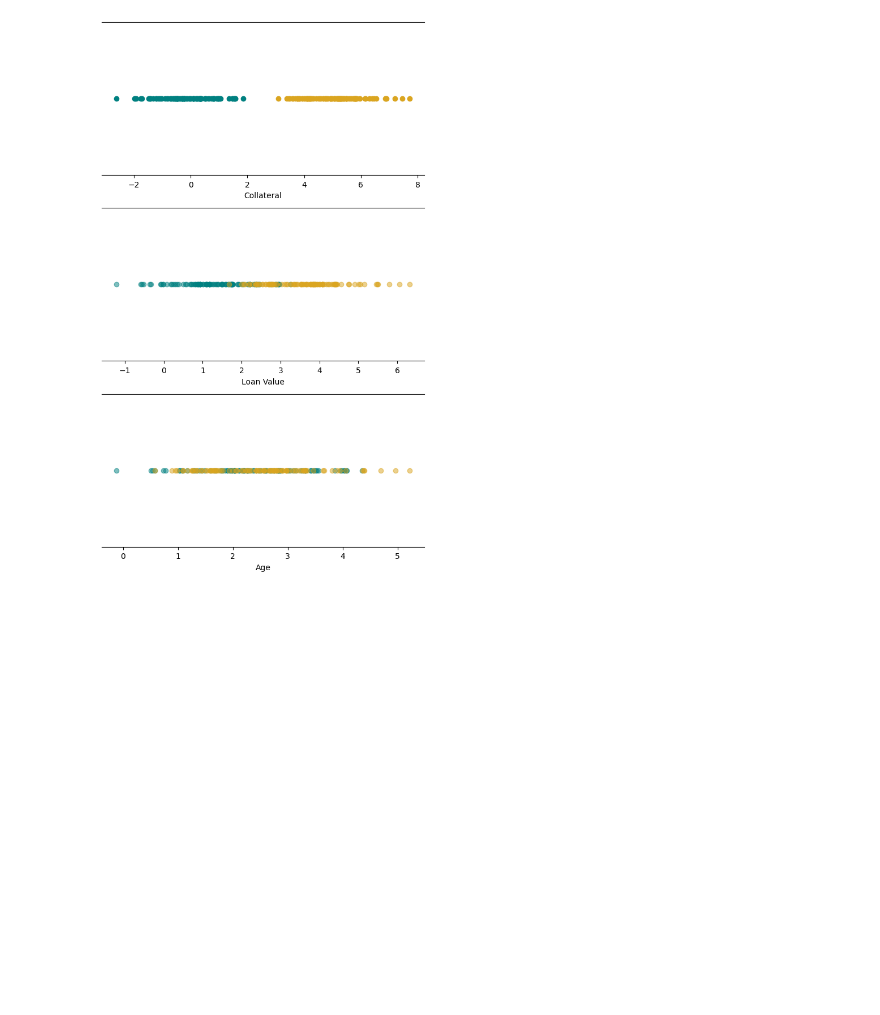
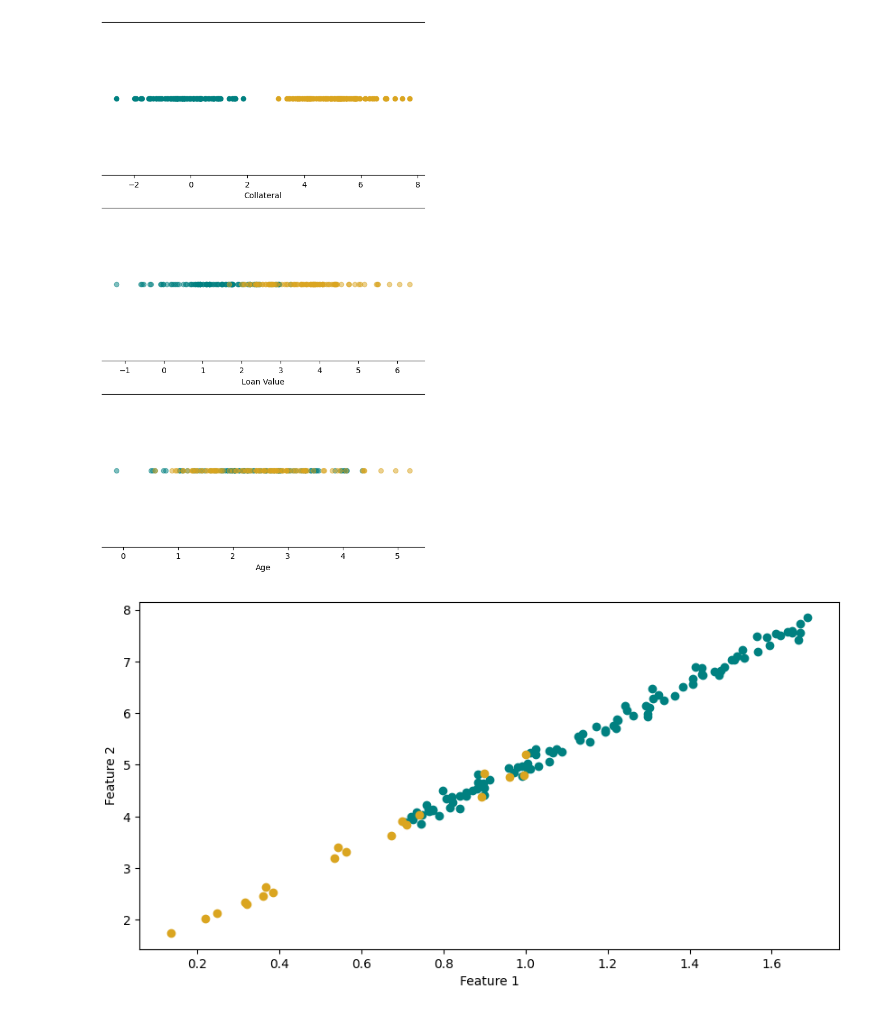
Before and after one commit to alrzJml/credit_presentation, a Jupyter notebook: d3/01_scatter.ipynb, the cells around one changed output. Drawn from its saved outputs; the diff is of its cells as text; code cells hidden in the pictures; blank space fills up the shorter version.

```diff
--- a/d3/01_scatter.ipynb
+++ b/d3/01_scatter.ipynb
@@ -410,3 +410,42 @@ plt.tight_layout()
 plt.show()
 # %% [output]
 [figure]
+# %%
+import numpy as np
+import matplotlib.pyplot as plt
+
+# Generate linearly scattered data
+def generate_data(n_samples, slope, intercept, noise_stddev, start=0, seed=None):
+    if seed:
+        np.random.seed(seed)
+    x = np.random.rand(n_samples) + start
+    noise = np.random.normal(start, noise_stddev, n_samples)
+    y = slope * x + intercept + noise - start
+    return np.column_stack((x, y))
+
+# Number of samples for each class
+n_samples = 100
+
+# Generate class 1 data
+class_1_slope = 4
+class_1_intercept = 1
+class_1_noise_stddev = 0.13
+class_1_data = generate_data(n_samples, class_1_slope, class_1_intercept, class_1_noise_stddev, start=0.7, seed=42)
+
+# Generate class 2 data
+class_2_slope = 4
+class_2_intercept = 1
+class_2_noise_stddev = 0.14
+class_2_data = generate_data(20, class_2_slope, class_2_intercept, class_2_noise_stddev, seed=24)
+
+plt.figure(figsize=(10, 5))
+# Plot the data
+plt.scatter(class_1_data[:, 0], class_1_data[:, 1], c='teal', label='Class 1')
+plt.scatter(class_2_data[:, 0], class_2_data[:, 1], c='goldenrod', label='Class 2')
+plt.xlabel('Feature 1')
+plt.ylabel('Feature 2')
+# plt.legend()
+# plt.title('Linearly Scattered Two-Class Data')
+plt.show()
+# %% [output]
+[figure, added]
```
Also changed, not shown: parts of 9 cells of this notebook, 17 other files.
